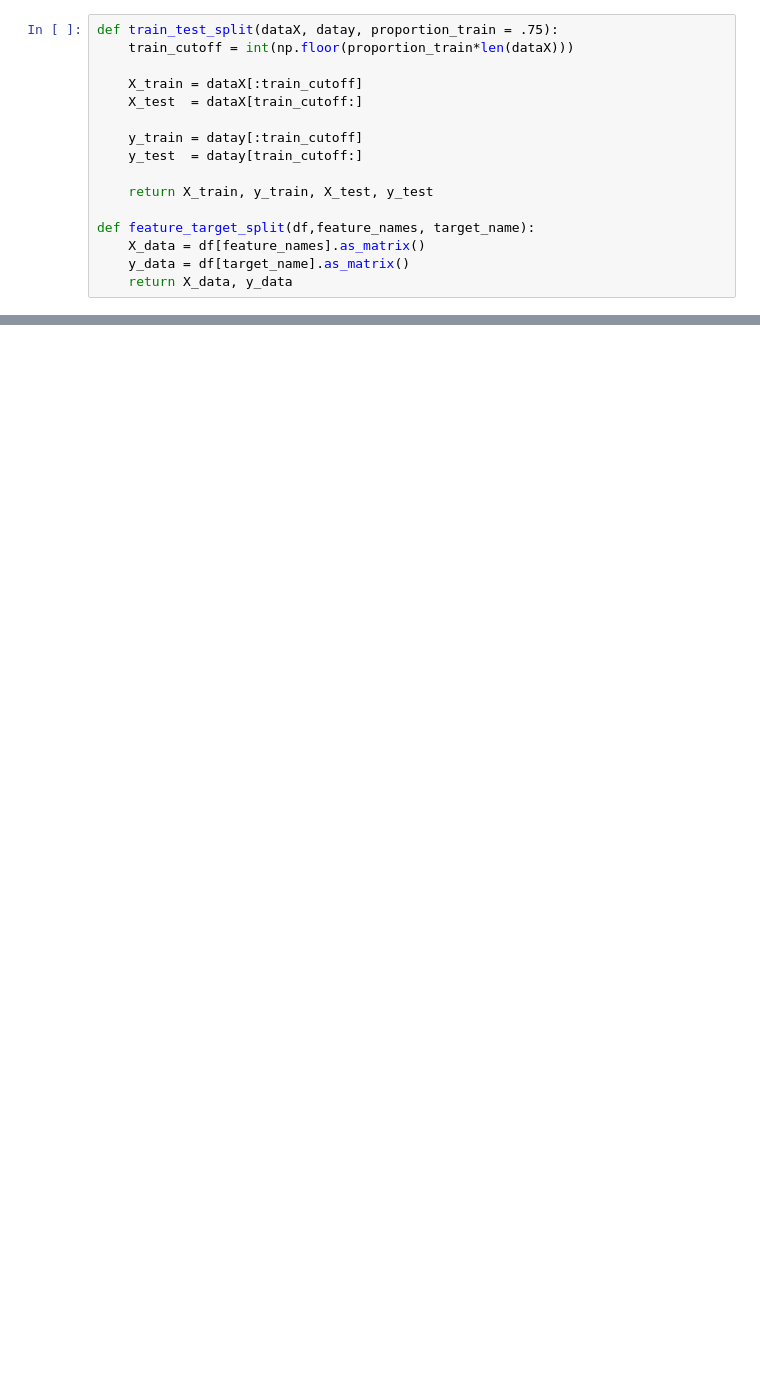
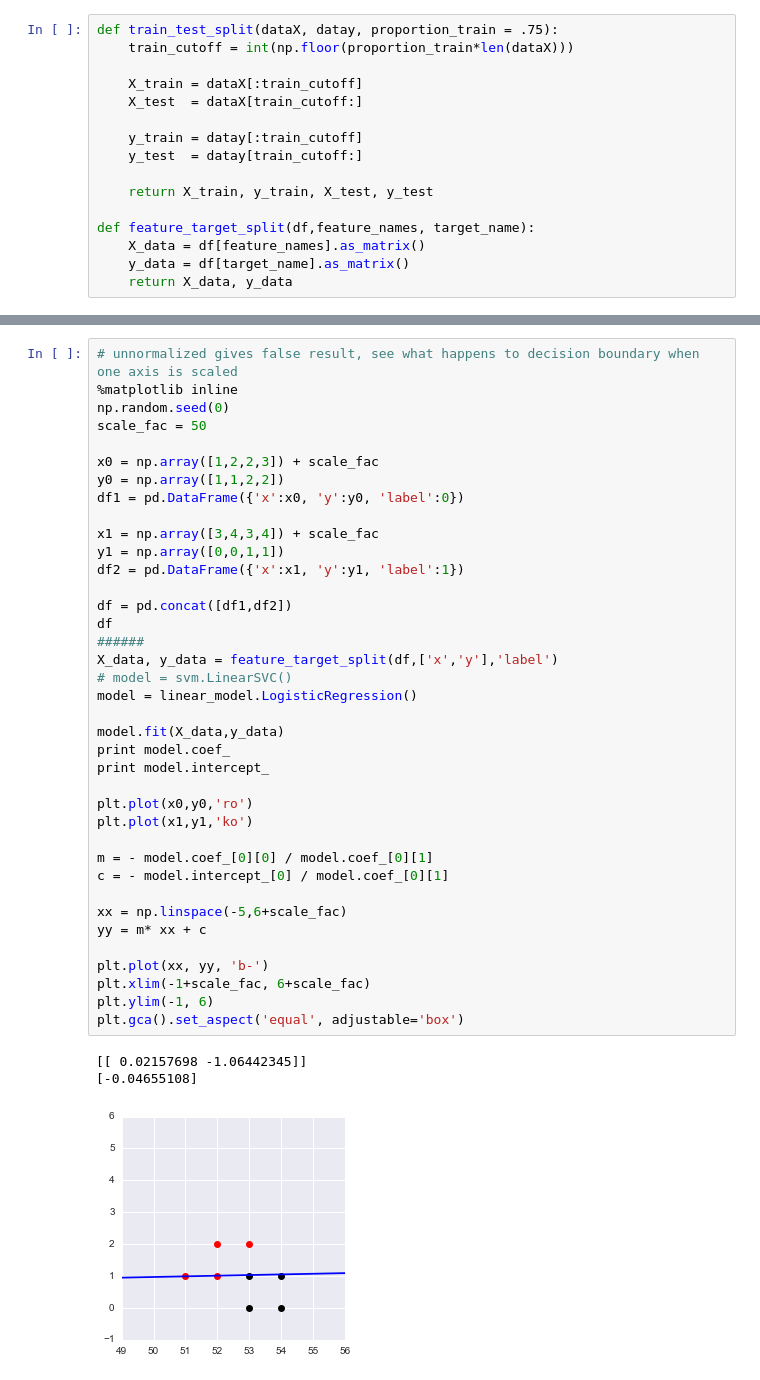
Before and after one commit to sidazhou/ipython_notes, a Jupyter notebook: testing.ipynb, the cells around one changed output, grey strips where cells are left out. Saved outputs shown, nothing was run; the diff lists cells and outputs as text; blank space fills up the shorter version.

```diff
--- a/testing.ipynb
+++ b/testing.ipynb
@@ -80,0 +76,42 @@ plt.gca().set_aspect('equal', adjustable='box')
+# %%
+# unnormalized gives false result, see what happens to decision boundary when one axis is scaled
+%matplotlib inline
+np.random.seed(0)
+scale_fac = 50
+
+x0 = np.array([1,2,2,3]) + scale_fac
+y0 = np.array([1,1,2,2])
+df1 = pd.DataFrame({'x':x0, 'y':y0, 'label':0})
+
+x1 = np.array([3,4,3,4]) + scale_fac
+y1 = np.array([0,0,1,1])
+df2 = pd.DataFrame({'x':x1, 'y':y1, 'label':1})
+
+df = pd.concat([df1,df2])
+df
+######
+X_data, y_data = feature_target_split(df,['x','y'],'label')
+# model = svm.LinearSVC()
+model = linear_model.LogisticRegression()
+
+model.fit(X_data,y_data)
+print model.coef_
+print model.intercept_
+
+plt.plot(x0,y0,'ro')
+plt.plot(x1,y1,'ko')
+
+m = - model.coef_[0][0] / model.coef_[0][1]
+c = - model.intercept_[0] / model.coef_[0][1]
+
+xx = np.linspace(-5,6+scale_fac)
+yy = m* xx + c
+
+plt.plot(xx, yy, 'b-')
+plt.xlim(-1+scale_fac, 6+scale_fac)
+plt.ylim(-1, 6)
+plt.gca().set_aspect('equal', adjustable='box')
+# %% [output]
+[[ 0.02157698 -1.06442345]]
+[-0.04655108]
+[figure, added]
```
Also changed, not shown: parts of 6 cells of this notebook, 1 other file.
